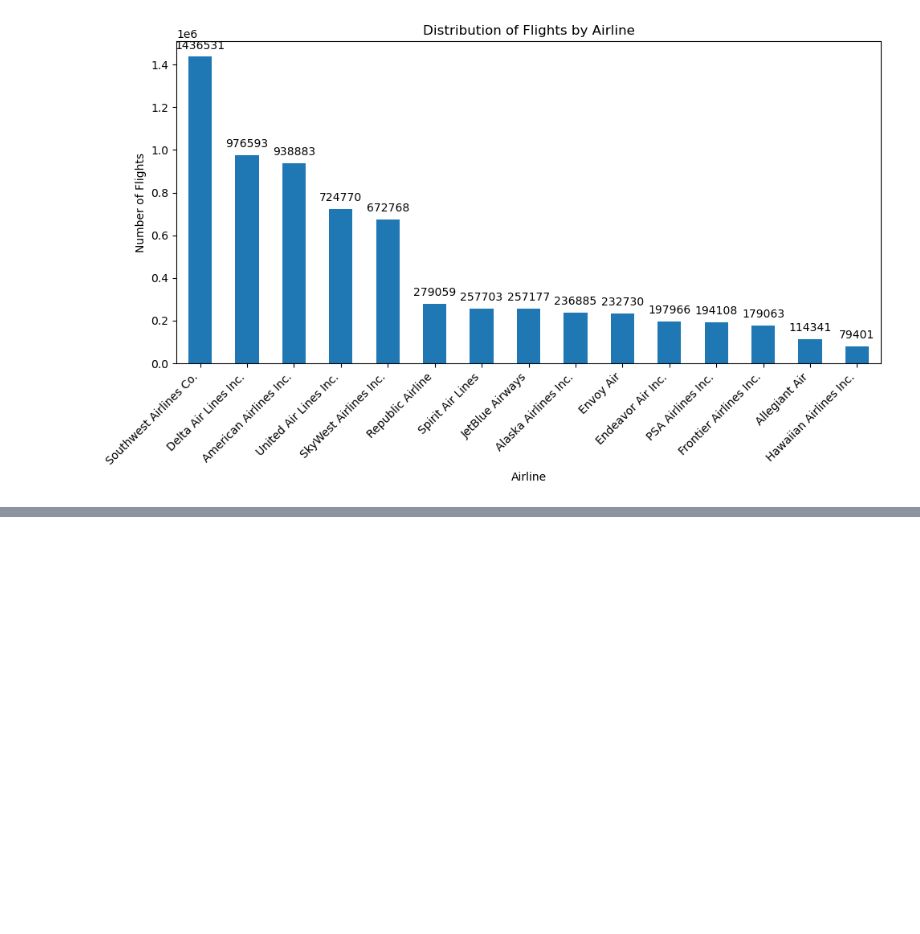
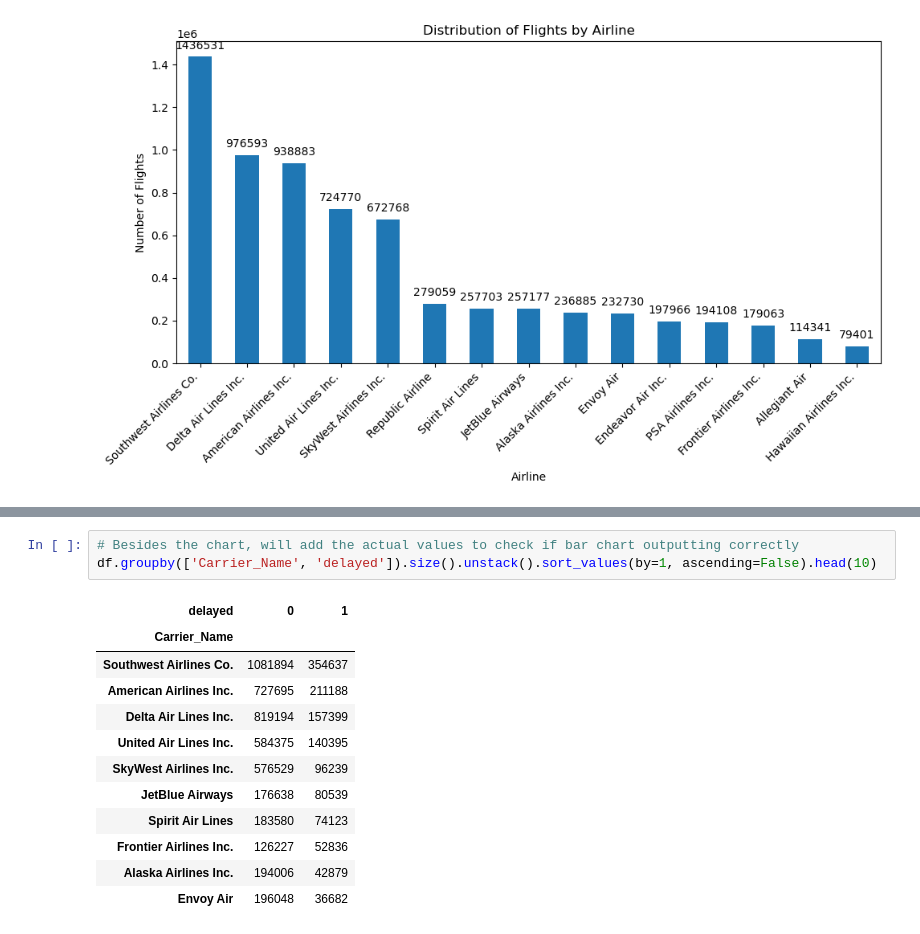
Before and after one commit to B-Treftz/Flight_Status_Predictor, a Jupyter notebook: 1_EDA/EDA_Olivia.ipynb, the cells around one changed output, grey strips where cells are left out. Drawn from its saved outputs; the diff is of its cells as text; blank space fills up the shorter version.

```diff
--- a/1_EDA/EDA_Olivia.ipynb
+++ b/1_EDA/EDA_Olivia.ipynb
@@ -235 +228,17 @@ plt.show()
+# %%
+# Besides the chart, will add the actual values to check if bar chart outputting correctly
+df.groupby(['Carrier_Name', 'delayed']).size().unstack().sort_values(by=1, ascending=False).head(10)
+# %% [output]
+| delayed | 0 | 1 |
+| Carrier_Name |  |  |
+| Southwest Airlines Co. | 1081894 | 354637 |
+| American Airlines Inc. | 727695 | 211188 |
+| Delta Air Lines Inc. | 819194 | 157399 |
+| United Air Lines Inc. | 584375 | 140395 |
+| SkyWest Airlines Inc. | 576529 | 96239 |
+| JetBlue Airways | 176638 | 80539 |
+| Spirit Air Lines | 183580 | 74123 |
+| Frontier Airlines Inc. | 126227 | 52836 |
+| Alaska Airlines Inc. | 194006 | 42879 |
+| Envoy Air | 196048 | 36682 |
 # %% [markdown]
```
Also changed, not shown: parts of 17 cells of this notebook.
